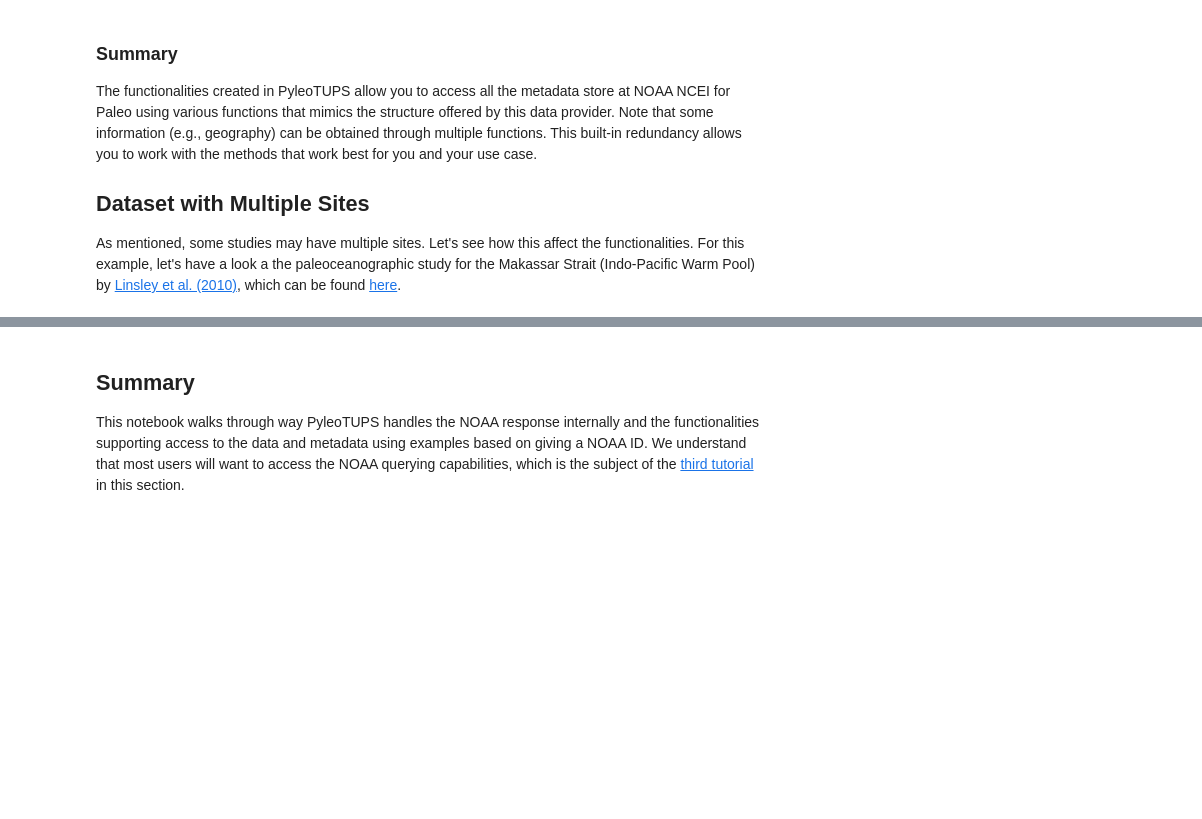
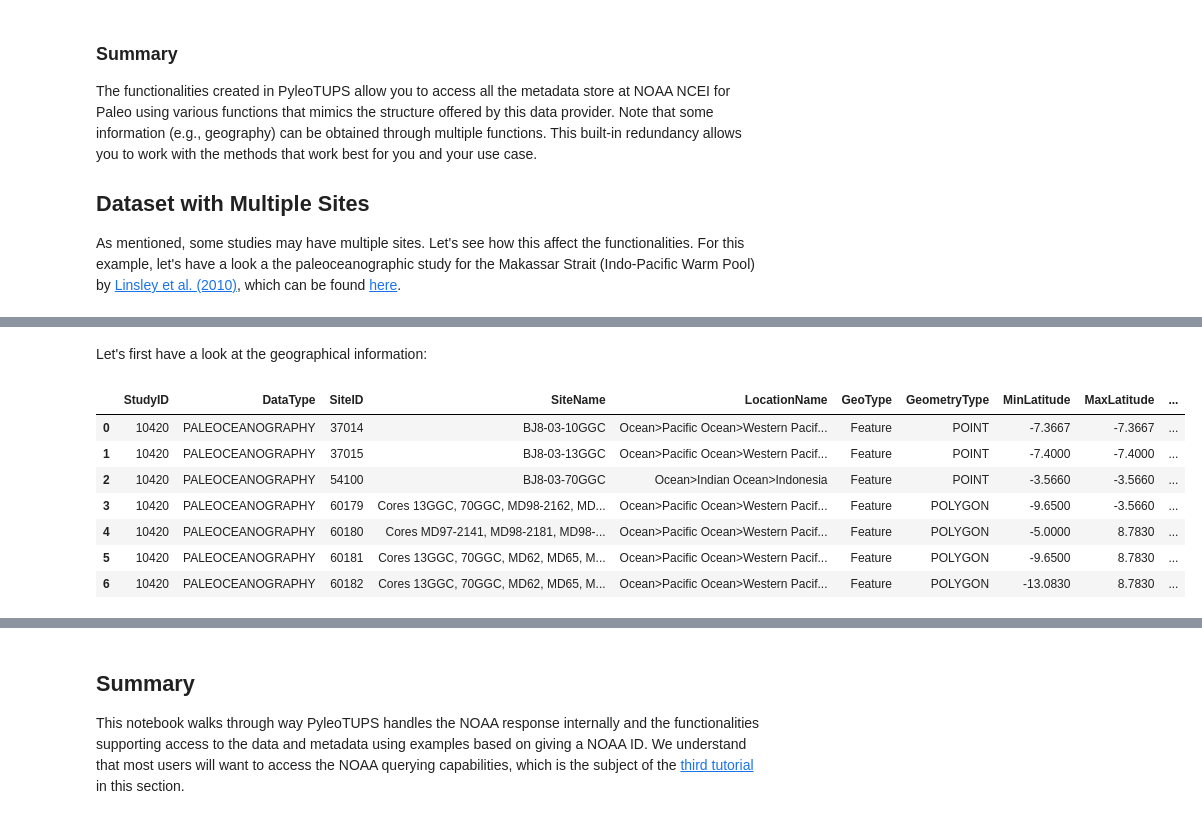
Before and after one commit to LinkedEarth/pyleotupsTutorials, a Jupyter notebook: notebooks/02_a_NOAAObject.ipynb, the cells around one changed output, grey strips where cells are left out. Cells and saved outputs as stored; diff of their text form; code cells hidden in the pictures; blank space fills up the shorter version.

```diff
--- a/notebooks/02_a_NOAAObject.ipynb
+++ b/notebooks/02_a_NOAAObject.ipynb
@@ -269,2 +273,15 @@ Request URL: https://www.ncei.noaa.gov/access/paleo-search/study/search.json?dat
 |  | StudyID | XMLID | StudyName | DataType | EarliestYearBP | MostRecentYearBP | EarliestYearCE | ... |
 | 0 | 10420 | 9073 | Makassar Strait 14KYr Foraminifer... | PALEOCEANOGRAPHY | 25900 | 0 | -23950 | ... |
+# %% [markdown]
+Let's first have a look at the geographical information:
+# %%
+display(ds2.get_geo())
+# %% [output]
+|  | StudyID | DataType | SiteID | SiteName | LocationName | GeoType | GeometryType | MinLatitude | MaxLatitude | ... |
+| 0 | 10420 | PALEOCEANOGRAPHY | 37014 | BJ8-03-10GGC | Ocean>Pacific Ocean>Western Pacif... | Feature | POINT | -7.3667 | -7.3667 | ... |
+| 1 | 10420 | PALEOCEANOGRAPHY | 37015 | BJ8-03-13GGC | Ocean>Pacific Ocean>Western Pacif... | Feature | POINT | -7.4000 | -7.4000 | ... |
+| 2 | 10420 | PALEOCEANOGRAPHY | 54100 | BJ8-03-70GGC | Ocean>Indian Ocean>Indonesia | Feature | POINT | -3.5660 | -3.5660 | ... |
+| 3 | 10420 | PALEOCEANOGRAPHY | 60179 | Cores 13GGC, 70GGC, MD98-2162, MD... | Ocean>Pacific Ocean>Western Pacif... | Feature | POLYGON | -9.6500 | -3.5660 | ... |
+| 4 | 10420 | PALEOCEANOGRAPHY | 60180 | Cores MD97-2141, MD98-2181, MD98-... | Ocean>Pacific Ocean>Western Pacif... | Feature | POLYGON | -5.0000 | 8.7830 | ... |
+| 5 | 10420 | PALEOCEANOGRAPHY | 60181 | Cores 13GGC, 70GGC, MD62, MD65, M... | Ocean>Pacific Ocean>Western Pacif... | Feature | POLYGON | -9.6500 | 8.7830 | ... |
+| 6 | 10420 | PALEOCEANOGRAPHY | 60182 | Cores 13GGC, 70GGC, MD62, MD65, M... | Ocean>Pacific Ocean>Western Pacif... | Feature | POLYGON | -13.0830 | 8.7830 | ... |
```
Also changed, not shown: parts of 9 cells of this notebook, 1 other file.
